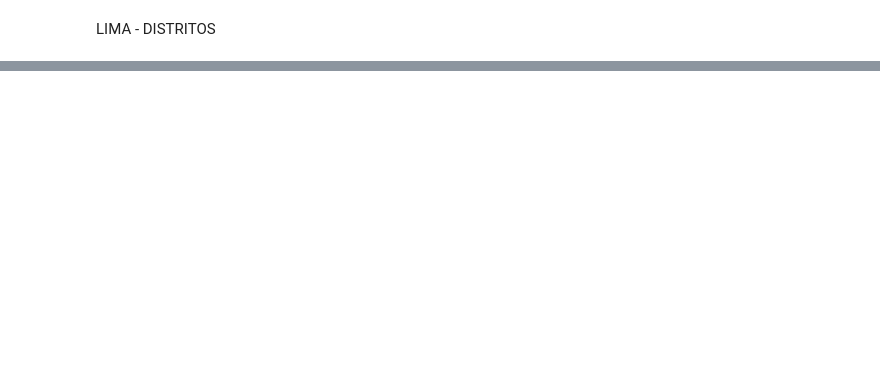
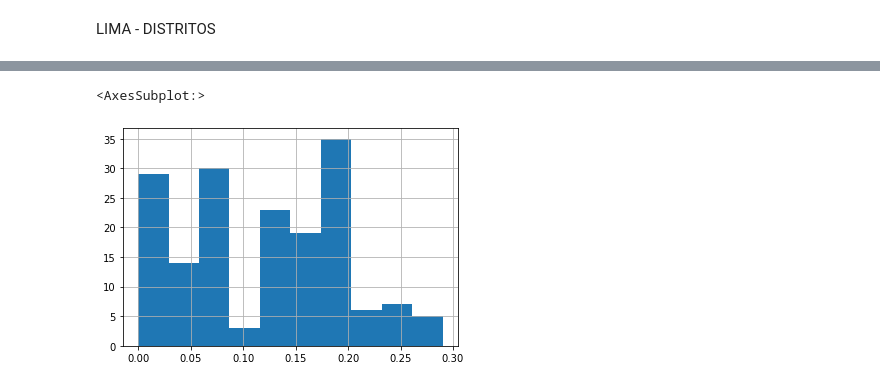
Before and after one commit to ASIEG1/AmaliaREP, a Jupyter notebook: script1.ipynb, the cells around one changed output, grey strips where cells are left out. Cells and saved outputs as stored; diff of their text form; code cells hidden in the pictures; blank space fills up the shorter version.

```diff
--- a/script1.ipynb
+++ b/script1.ipynb
@@ -639,2 +677,4 @@ plt.savefig(os.path.join("images",'mapaDep_VGen_NI.jpg'))
 # %% [markdown]
 LIMA - DISTRITOS
+# %%
+mergDist1 = lima.merge(indexDist,how='left',left_on='CCDI',right_on='CCDI') #keep missing values
@@ -640,0 +697,5 @@ LIMA - DISTRITOS
+# %%
+mergDist1['vgen_1'] = mergDist1['vgen_1'].round(2)
+mergDist1['vgen_2'] = mergDist1['vgen_2'].round(2)
+mergDist1['prost'] = mergDist1['prost'].round(2)
+mergDist1
@@ -640,0 +716,5 @@ LIMA - DISTRITOS
+# %%
+mergDist1['vgen_1'] = mergDist1['vgen_1'].replace(np.nan, 0)
+mergDist1['vgen_2'] = mergDist1['vgen_2'].replace(np.nan, 0)
+mergDist1['prost'] = mergDist1['prost'].replace(np.nan, 0)
+mergDist1
@@ -640,0 +747,5 @@ LIMA - DISTRITOS
+# %%
+mergDist1.prost.hist()
+# %% [output]
+<AxesSubplot:>
+[figure, added]
```
Also changed, not shown: parts of 19 cells of this notebook, 1 other file.
